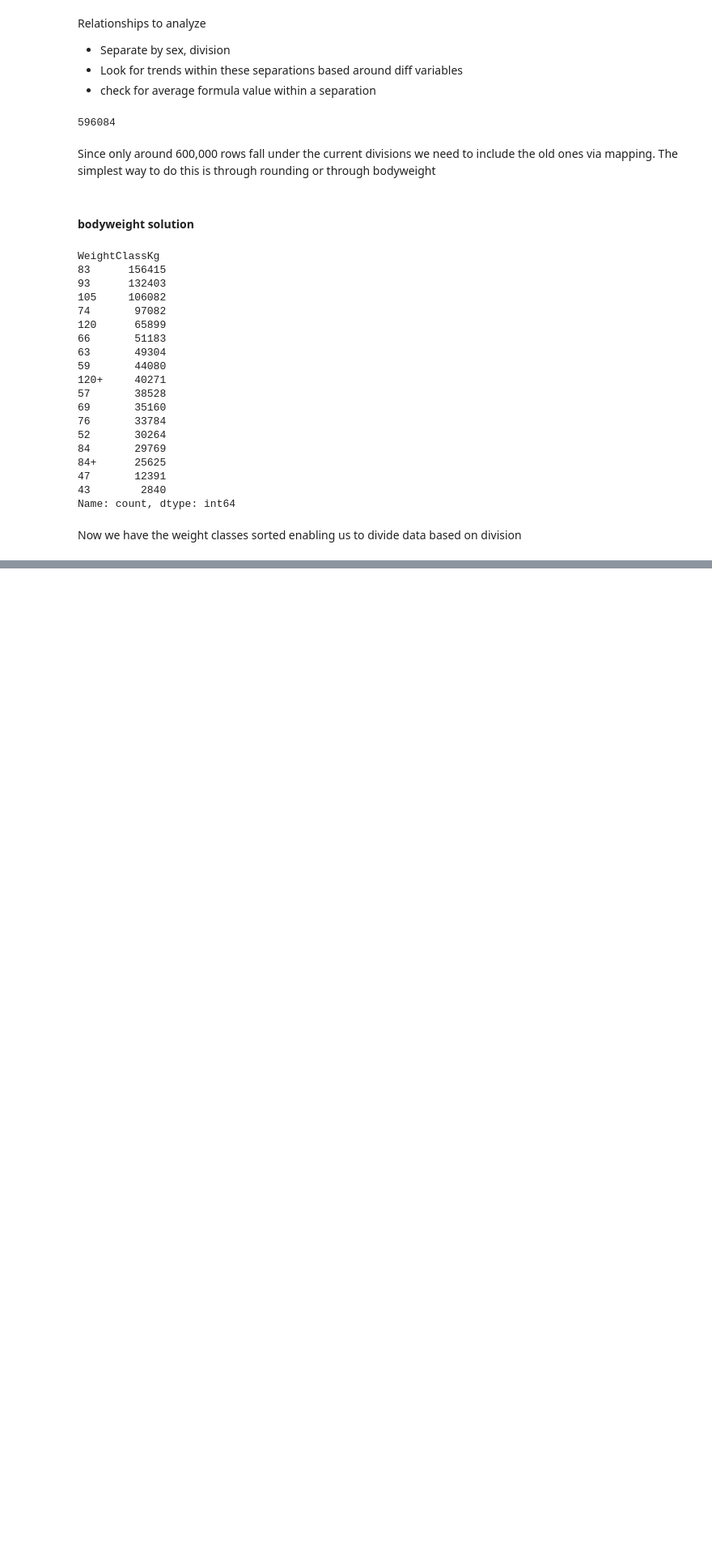
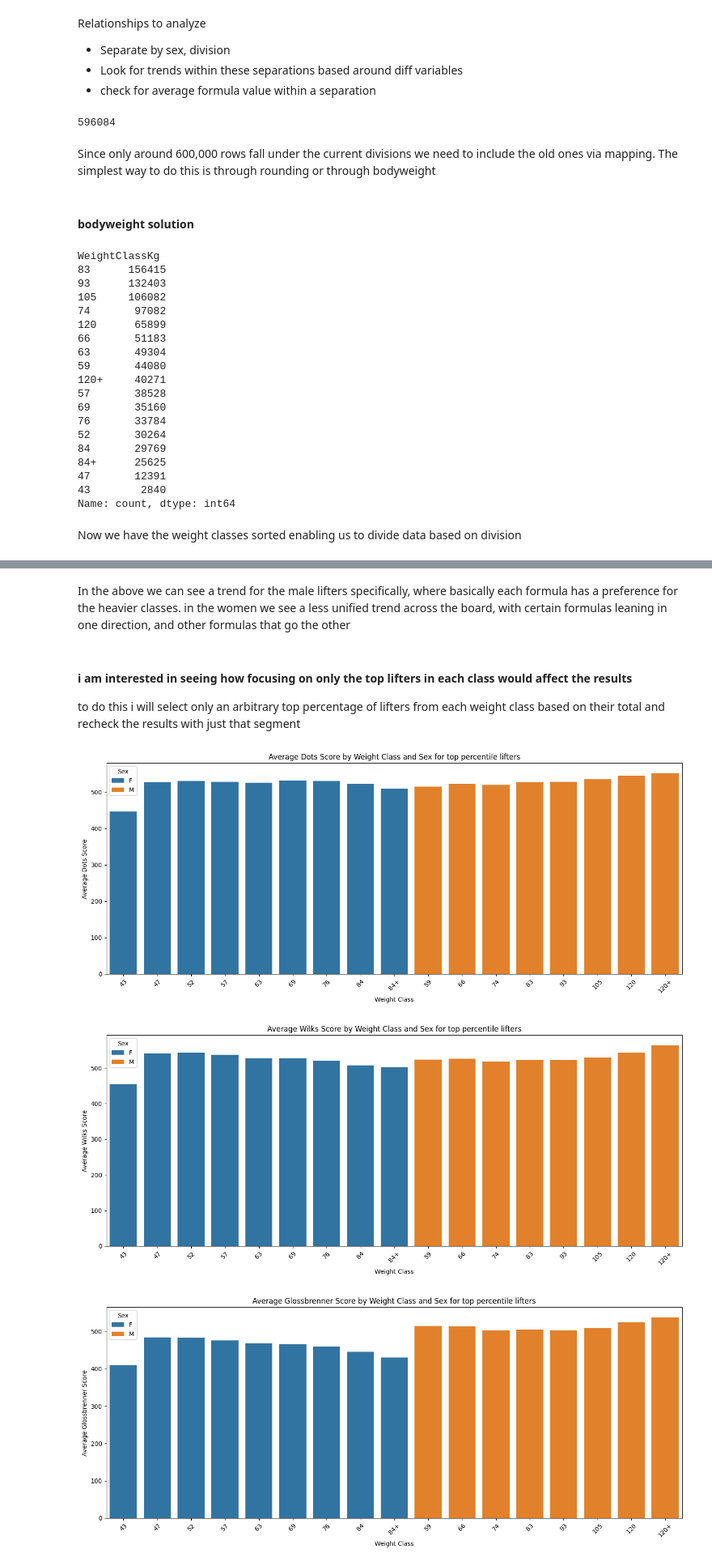
Before and after one commit to Husain-Althagafi/OpenIPF-Analysis, a Jupyter notebook: main.ipynb, the cells around one changed output, grey strips where cells are left out. Shown at 81% size. Saved outputs shown, nothing was run; the diff lists cells and outputs as text; code cells hidden in the pictures; blank space fills up the shorter version.

```diff
--- a/main.ipynb
+++ b/main.ipynb
@@ -946,0 +997,39 @@ KeyboardInterrupt:
+# %% [markdown]
+In the above we can see a trend for the male lifters specifically, where basically each formula has a preference for the heavier classes. in the women we see a less unified trend across the board, with certain formulas leaning in one direction, and other formulas that go the other
+# %% [markdown]
+#### i am interested in seeing how focusing on only the top lifters in each class would affect the results
+
+to do this i will select only an arbitrary top percentage of lifters from each weight class based on their total and recheck the results with just that segment
+# %%
+# Step 1: Group by WeightClassKg and calculate the 90th percentile of TotalKg
+percentile = 0.95
+quantiles = df_key.groupby('WeightClassKg')['TotalKg'].quantile(percentile).reset_index()
+quantiles.rename(columns={'TotalKg': 'top_10_threshold'}, inplace=True)
+
+# Step 2: Merge the threshold back into the original dataframe
+df_with_thresholds = df_key.merge(quantiles, on='WeightClassKg', how='left')
+
+# Step 3: Filter lifters whose TotalKg is above or equal to the 90th percentile
+top_10_percent_lifters = df_with_thresholds[df_with_thresholds['TotalKg'] >= df_with_thresholds['top_10_threshold']]
+# %%
+for formula in score_cols:
+    avg_formula = top_10_percent_lifters.groupby(['Sex', 'WeightClassKg'])[formula].mean().reset_index()
+
+    plt.figure(figsize=(14, 6))
+    sns.barplot(
+        data=avg_formula,
+        x='WeightClassKg',
+        y=formula,
+        hue='Sex',
+        order=weight_class_order  # enforce ordering
+    )
+    plt.title(f'Average {formula} Score by Weight Class and Sex for top percentile lifters')
+    plt.xlabel('Weight Class')
+    plt.ylabel(f'Average {formula} Score')
+    plt.xticks(rotation=45)
+    plt.tight_layout()
+    plt.show()
+# %% [output]
+[figure, added]
+[figure, added]
+[figure, added]
```
Also changed, not shown: parts of 13 cells of this notebook.
